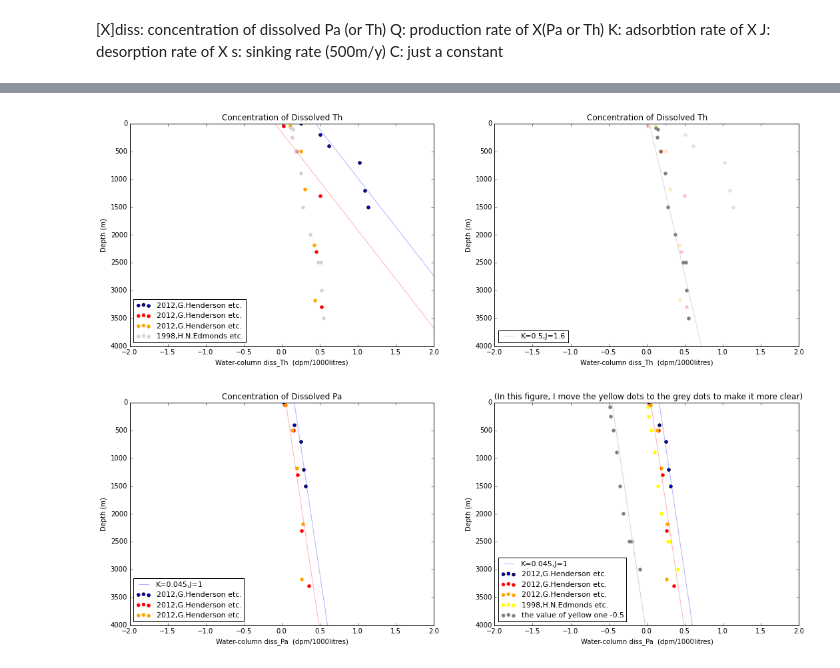
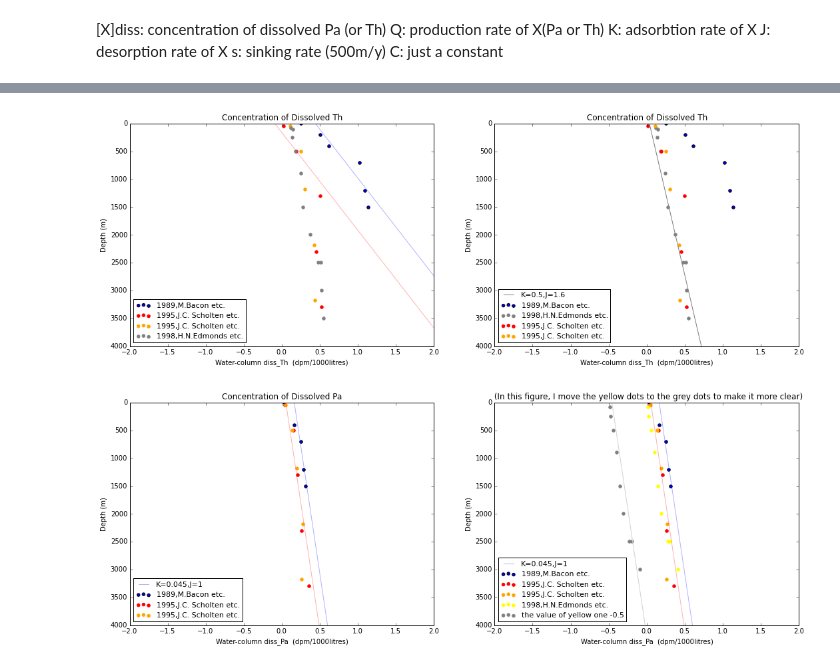
Before and after one commit to UBC-MOAD/analysis-cindy, a Jupyter notebook: notebooks/K_Value_permanent ice.ipynb, the cells around one changed output, grey strips where cells are left out. Cells and saved outputs as stored; diff of their text form; code cells hidden in the pictures.

```diff
--- a/notebooks/K_Value_permanent ice.ipynb
+++ b/notebooks/K_Value_permanent ice.ipynb
@@ -152,43 +272,43 @@ plt.subplot(1, 2, 1)
 z = np.linspace(-4000,0,100,endpoint=True)
 x_Th = np.array(Q_Th/k_Th-j_Th/k_Th*(Q_Th/s_Th*z+c_Th))
 x_Th2 = np.array(Q_Th/k_Th-j_Th/k_Th*(Q_Th/s_Th*z+c_Th2))
 plot (x_Th, -z, color='blue', alpha=0.30)
 plot (x_Th2, -z, color='red', alpha=0.30)
 
-plt.scatter(th,dep,label='2012,G.Henderson etc.')
-plt.scatter(th2,dep2,color='red',label='2012,G.Henderson etc.')
-plt.scatter(th3,dep3,color='orange',label='2012,G.Henderson etc.')
-plt.scatter(th4,dep4,color='lightgrey',label='1998,H.N.Edmonds etc.')
+plt.scatter(th,dep,label='1989,M.Bacon etc.')
+plt.scatter(th2,dep2,color='red',label='1995,J.C. Scholten etc.')
+plt.scatter(th3,dep3,color='orange',label='1995,J.C. Scholten etc.')
+plt.scatter(th4,dep4,color='grey',label='1998,H.N.Edmonds etc.')
 plt.xlabel('Water-column diss_Th  (dpm/1000litres)')
 plt.ylabel('Depth (m)')
 plt.title("Concentration of Dissolved Th")
 plt.legend(loc=3,fontsize=11)
 plt.axis([-2,2,0,4000])
 plt.gca().invert_yaxis()
 
 
 #fi2
 plt.subplot(1, 2, 2)
 z2 = np.linspace(-4000,-0,100,endpoint=True)
 k_Th=0.5      #absorption rate
 j_Th=1.6      #desorption rate
 c_Th3=0.005
 x_Th3 = np.array(Q_Th/k_Th-j_Th/k_Th*(Q_Th/s_Th*z+c_Th3))
-plot (x_Th3, -z2, color='grey', alpha=0.30,label="K=0.5,J=1.6")
-plt.scatter(th,dep,alpha=0.10)
-plt.scatter(th4,dep4,color='grey')
-plt.scatter(th2,dep2, color='red',alpha=0.20)
-plt.scatter(th3,dep3,color='orange',alpha=0.20)
+plot (x_Th3, -z2, color='grey', alpha=1,label="K=0.5,J=1.6")
+plt.scatter(th,dep,alpha=1,label='1989,M.Bacon etc.')
+plt.scatter(th4,dep4,color='grey',label='1998,H.N.Edmonds etc.')
+plt.scatter(th2,dep2, color='red',alpha=1,label='1995,J.C. Scholten etc.')
+plt.scatter(th3,dep3,color='orange',alpha=1,label='1995,J.C. Scholten etc.')
 plt.axis([-2,2,0,4000])
 plt.legend(loc=3,fontsize=11)
 plt.xlabel('Water-column diss_Th  (dpm/1000litres)')
 plt.ylabel('Depth (m)')
 plt.title("Concentration of Dissolved Th")
 plt.gca().invert_yaxis()
 
 show()
 # %% [output]
-[figure, old version]
+[figure, new version]
 # %%
 Q_Pa=0.00246
 s_Pa=500
@@ -210,9 +330,9 @@ x_Pa2 = np.array(Q_Pa/k_Pa-j_Pa/k_Pa*(Q_Pa/s_Pa*z+c2_Pa))
 
 plot (x_Pa, -z, color='blue', alpha=0.3,label='K=0.045,J=1')
 plot (x_Pa2, -z, color='red', alpha=0.3)
-plt.scatter(pa,dep,label='2012,G.Henderson etc.')
-plt.scatter(pa2,dep2,color='red',label='2012,G.Henderson etc.')
-plt.scatter(pa3,dep3,color='orange',label='2012,G.Henderson etc.')
+plt.scatter(pa,dep,label='1989,M.Bacon etc.')
+plt.scatter(pa2,dep2,color='red',label='1995,J.C. Scholten etc.')
+plt.scatter(pa3,dep3,color='orange',label='1995,J.C. Scholten etc.')
 plt.xlabel('Water-column diss_Pa  (dpm/1000litres)')
 plt.ylabel('Depth (m)')
 plt.title("Concentration of Dissolved Pa")
@@ -233,9 +353,9 @@ plot (x_Pa, -z, color='blue', alpha=0.3,label='K=0.045,J=1')
 plot (x_Pa2, -z, color='red', alpha=0.3)
 plot (x_Pa3-0.5, -z, color='lightgrey', alpha=1)
 
-plt.scatter(pa,dep,label='2012,G.Henderson etc.')
-plt.scatter(pa2,dep2,color='red',label='2012,G.Henderson etc.')
-plt.scatter(pa3,dep3,color='orange',label='2012,G.Henderson etc.')
+plt.scatter(pa,dep,label='1989,M.Bacon etc.')
+plt.scatter(pa2,dep2,color='red',label='1995,J.C. Scholten etc.')
+plt.scatter(pa3,dep3,color='orange',label='1995,J.C. Scholten etc.')
 plt.scatter(pa4,dep4,color='yellow',label='1998,H.N.Edmonds etc.')
 plt.scatter(pa4-0.5,dep4,color='grey',label='the value of yellow one -0.5')
 
@@ -248,4 +368,4 @@ plt.gca().invert_yaxis()
 
 show()
 # %% [output]
-[figure, old version]
+[figure, new version]
```
Also changed, not shown: parts of 8 cells of this notebook.
